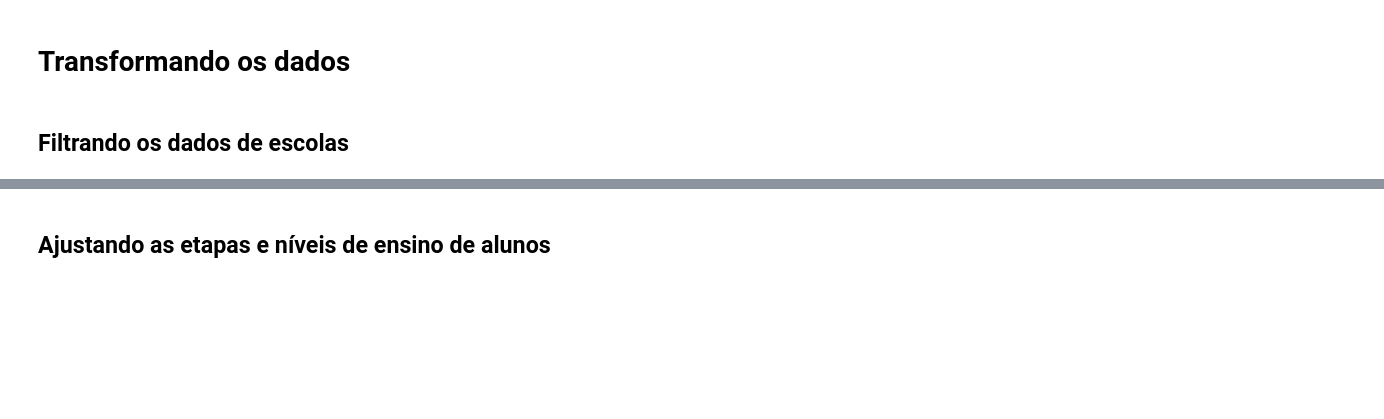
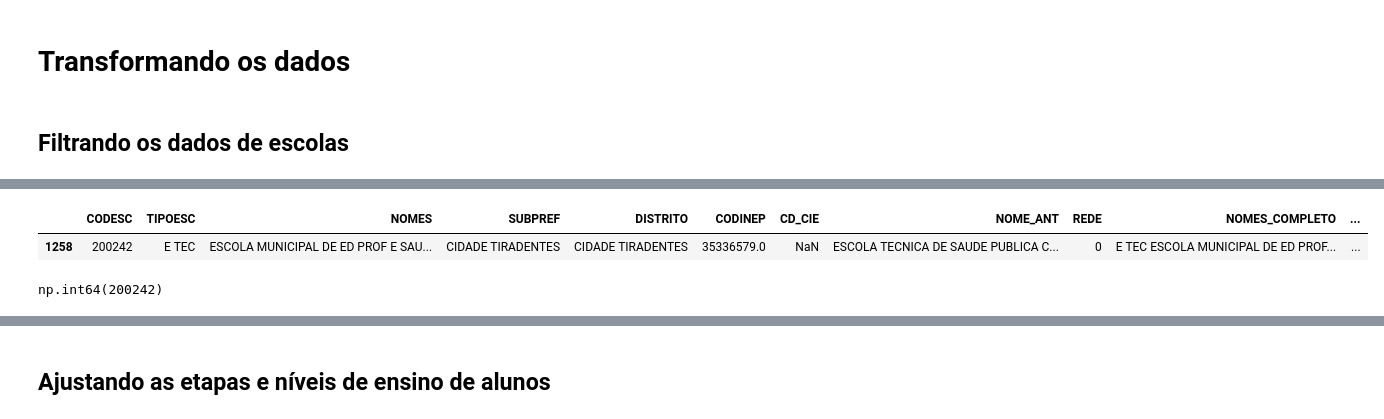
Before and after one commit to ObservatorioPoliticasTCM/datasp-dados, a Jupyter notebook: notebooks_outputs/educacao/03 conversao de siglas.ipynb, the cells around one changed output, grey strips where cells are left out. Saved outputs shown, nothing was run; the diff lists cells and outputs as text; code cells hidden in the pictures; blank space fills up the shorter version.

```diff
--- a/notebooks_outputs/educacao/03 conversao de siglas.ipynb
+++ b/notebooks_outputs/educacao/03 conversao de siglas.ipynb
@@ -66,0 +80,10 @@ tipoesc_validos = [
+# %%
+escolas_24[escolas_24['NOMES'].str.contains('MAKIGUTI')]
+# %% [output]
+|  | CODESC | TIPOESC | NOMES | SUBPREF | DISTRITO | CODINEP | CD_CIE | NOME_ANT | REDE | NOMES_COMPLETO | ... |
+| 1258 | 200242 | E TEC | ESCOLA MUNICIPAL DE ED PROF E SAU... | CIDADE TIRADENTES | CIDADE TIRADENTES | 35336579.0 | NaN | ESCOLA TECNICA DE SAUDE PUBLICA C... | 0 | E TEC ESCOLA MUNICIPAL DE ED PROF... | ... |
+# %%
+cd_makiguti = escolas_24[escolas_24['NOMES'].str.contains('MAKIGUTI')].loc[:, 'CODESC'].values[0]
+cd_makiguti
+# %% [output]
+np.int64(200242)
```
Also changed, not shown: parts of 8 cells of this notebook, 1 other file.
